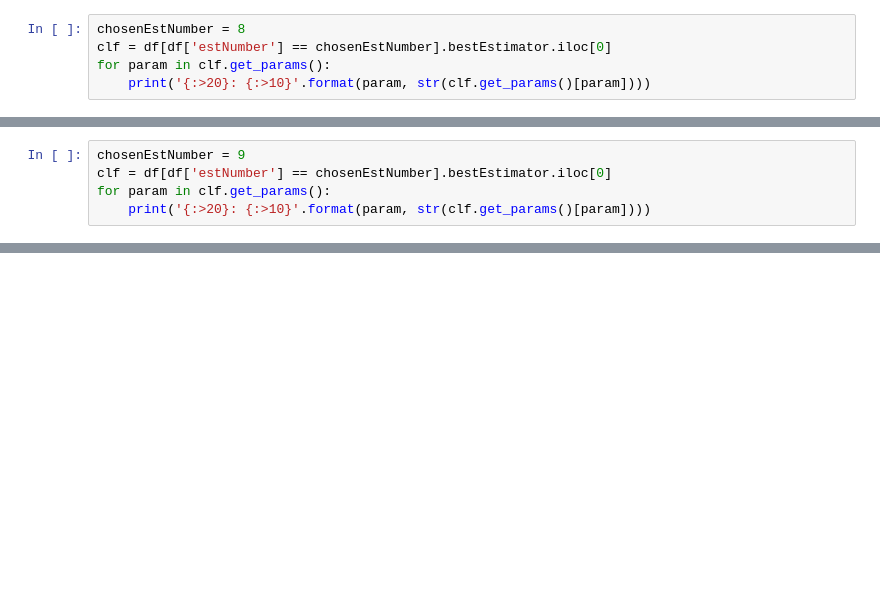
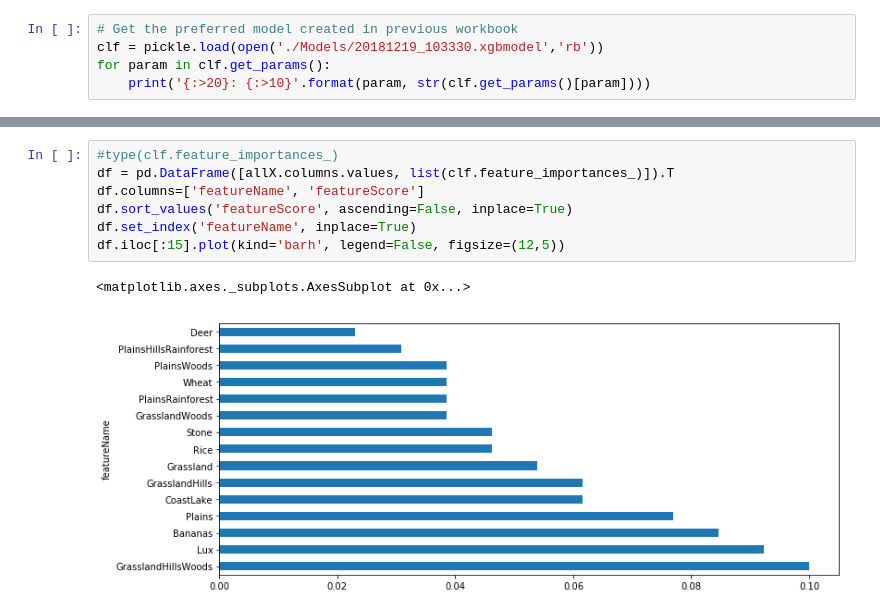
Before and after one commit to kebnoa/Civ6RFCitySettlement, a Jupyter notebook: Analysis/05c Modelling - Explore and evaluate XGBoost model Ver01.ipynb, the cells around one changed output, grey strips where cells are left out. Saved outputs shown, nothing was run; the diff lists cells and outputs as text; blank space fills up the shorter version.

Commit message:
Created documentation and final review of model.

```diff
--- a/Analysis/05a Modelling - Create XGBoost model Ver03.ipynb
+++ b/Analysis/05c Modelling - Explore and evaluate XGBoost model Ver01.ipynb
@@ -293,6 +74,6 @@ All        64  37  101
 # %%
-chosenEstNumber = 8
-clf = df[df['estNumber'] == chosenEstNumber].bestEstimator.iloc[0]
+# Get the preferred model created in previous workbook
+clf = pickle.load(open('./Models/20181219_103330.xgbmodel','rb'))
 for param in clf.get_params():
     print('{:>20}: {:>10}'.format(param, str(clf.get_params()[param])))
 # %% [output]
@@ -525,5 +96,0 @@ Pick one estimator (model), print out the key parameters and persist to disk usi
-# %%
-chosenEstNumber = 9
-clf = df[df['estNumber'] == chosenEstNumber].bestEstimator.iloc[0]
-for param in clf.get_params():
-    print('{:>20}: {:>10}'.format(param, str(clf.get_params()[param])))
@@ -589,0 +153,10 @@ print(filename)
+# %%
+#type(clf.feature_importances_)
+df = pd.DataFrame([allX.columns.values, list(clf.feature_importances_)]).T
+df.columns=['featureName', 'featureScore']
+df.sort_values('featureScore', ascending=False, inplace=True)
+df.set_index('featureName', inplace=True)
+df.iloc[:15].plot(kind='barh', legend=False, figsize=(12,5))
+# %% [output]
+<matplotlib.axes._subplots.AxesSubplot at 0x...>
+[figure, added]
```
Also changed, not shown: parts of 28 cells of this notebook, 39 other files.
